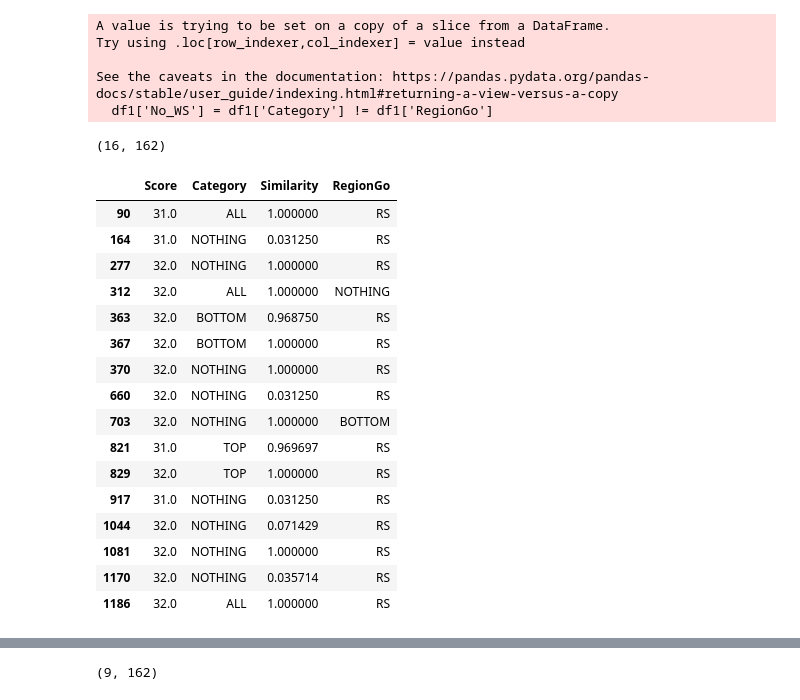
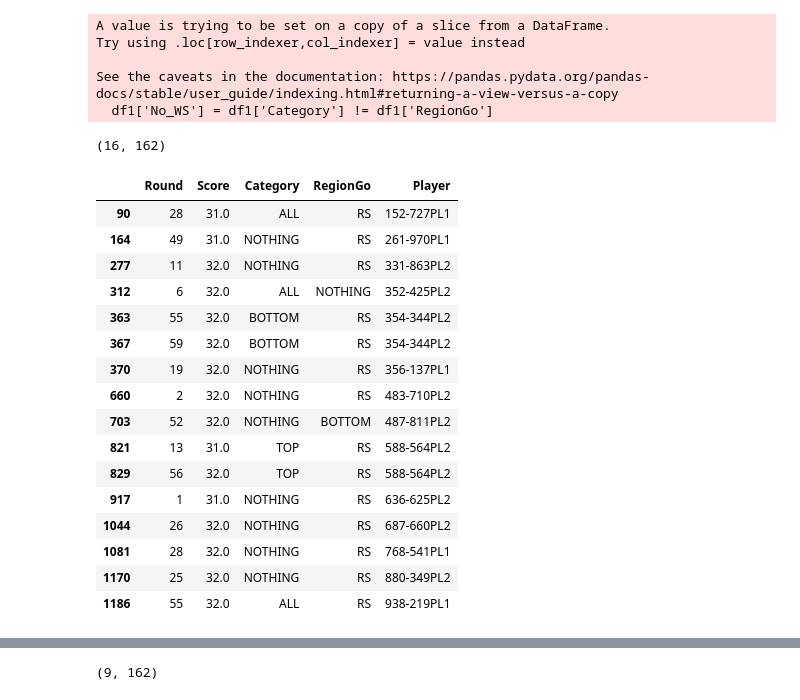
Before and after one commit to Slendercoder/DCL-DataAnalysis, a Jupyter notebook: Python codes/exploring_frequencies.ipynb, the cells around one changed output, grey strips where cells are left out. Drawn from its saved outputs; the diff is of its cells as text; code cells hidden in the pictures.

```diff
--- a/Python codes/exploring_frequencies.ipynb
+++ b/Python codes/exploring_frequencies.ipynb
@@ -85,27 +94,27 @@ See the caveats in the documentation: https://pandas.pydata.org/pandas-docs/stab
 # %%
 df3 = df.query('(Score==31)|(Score==32)')
 df3 = df3.query('Category!="RS"')
 df3['No_WS'] = df3['Category'] != df3['RegionGo']
 df3 = df3[df3['No_WS']]
 print(df3.shape)
-df4 = df3[['Score', 'Category', 'Similarity', 'RegionGo',]]
+df4 = df3[['Round', 'Score', 'Category', 'RegionGo', 'Player']]
 df4
 # %% [output]
 (16, 162)
-|  | Score | Category | Similarity | RegionGo |
-| 90 | 31.0 | ALL | 1.000000 | RS |
-| 164 | 31.0 | NOTHING | 0.031250 | RS |
-| 277 | 32.0 | NOTHING | 1.000000 | RS |
-| 312 | 32.0 | ALL | 1.000000 | NOTHING |
-| 363 | 32.0 | BOTTOM | 0.968750 | RS |
-| 367 | 32.0 | BOTTOM | 1.000000 | RS |
-| 370 | 32.0 | NOTHING | 1.000000 | RS |
-| 660 | 32.0 | NOTHING | 0.031250 | RS |
-| 703 | 32.0 | NOTHING | 1.000000 | BOTTOM |
-| 821 | 31.0 | TOP | 0.969697 | RS |
-| 829 | 32.0 | TOP | 1.000000 | RS |
-| 917 | 31.0 | NOTHING | 0.031250 | RS |
-| 1044 | 32.0 | NOTHING | 0.071429 | RS |
-| 1081 | 32.0 | NOTHING | 1.000000 | RS |
-| 1170 | 32.0 | NOTHING | 0.035714 | RS |
-| 1186 | 32.0 | ALL | 1.000000 | RS |
+|  | Round | Score | Category | RegionGo | Player |
+| 90 | 28 | 31.0 | ALL | RS | 152-727PL1 |
+| 164 | 49 | 31.0 | NOTHING | RS | 261-970PL1 |
+| 277 | 11 | 32.0 | NOTHING | RS | 331-863PL2 |
+| 312 | 6 | 32.0 | ALL | NOTHING | 352-425PL2 |
+| 363 | 55 | 32.0 | BOTTOM | RS | 354-344PL2 |
+| 367 | 59 | 32.0 | BOTTOM | RS | 354-344PL2 |
+| 370 | 19 | 32.0 | NOTHING | RS | 356-137PL1 |
+| 660 | 2 | 32.0 | NOTHING | RS | 483-710PL2 |
+| 703 | 52 | 32.0 | NOTHING | BOTTOM | 487-811PL2 |
+| 821 | 13 | 31.0 | TOP | RS | 588-564PL2 |
+| 829 | 56 | 32.0 | TOP | RS | 588-564PL2 |
+| 917 | 1 | 31.0 | NOTHING | RS | 636-625PL2 |
+| 1044 | 26 | 32.0 | NOTHING | RS | 687-660PL2 |
+| 1081 | 28 | 32.0 | NOTHING | RS | 768-541PL1 |
+| 1170 | 25 | 32.0 | NOTHING | RS | 880-349PL2 |
+| 1186 | 55 | 32.0 | ALL | RS | 938-219PL1 |
```
Also changed, not shown: parts of 5 cells of this notebook, 3 other files.
